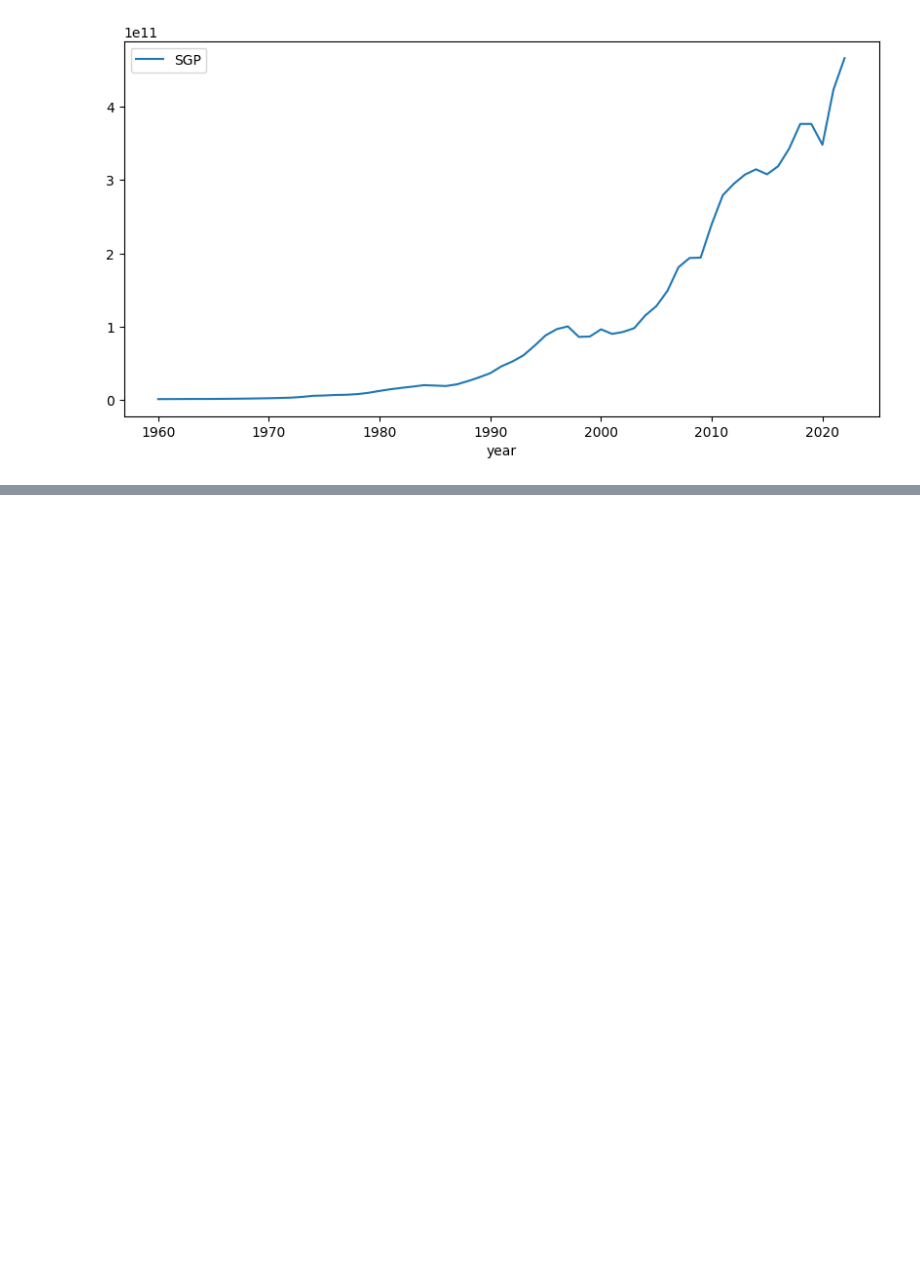
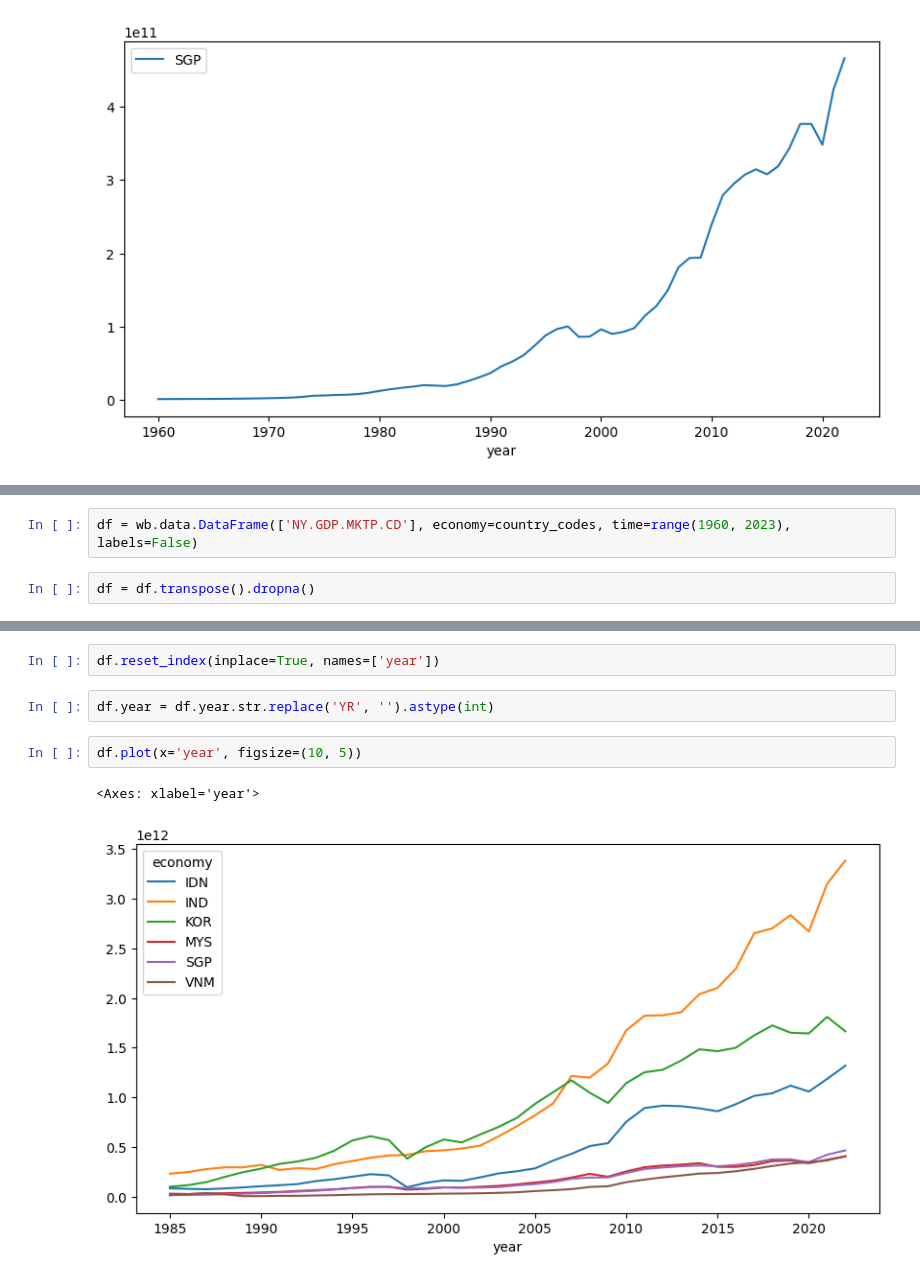
Before and after one commit to alexsgit/wbdata, a Jupyter notebook: notebooks/data_exploration.ipynb, the cells around one changed output, grey strips where cells are left out. Cells and saved outputs as stored; diff of their text form; blank space fills up the shorter version.

Commit message:
Draw GDP chart for all selected countries

```diff
--- a/notebooks/data_exploration.ipynb
+++ b/notebooks/data_exploration.ipynb
@@ -102,0 +105,4 @@ df.plot(x='year', y='SGP', figsize=(10, 5))
+# %%
+df = wb.data.DataFrame(['NY.GDP.MKTP.CD'], economy=country_codes, time=range(1960, 2023), labels=False)
+# %%
+df = df.transpose().dropna()
@@ -102,0 +129,9 @@ df.plot(x='year', y='SGP', figsize=(10, 5))
+# %%
+df.reset_index(inplace=True, names=['year'])
+# %%
+df.year = df.year.str.replace('YR', '').astype(int)
+# %%
+df.plot(x='year', figsize=(10, 5))
+# %% [output]
+<Axes: xlabel='year'>
+[figure, added]
```
Also changed, not shown: parts of 2 cells of this notebook.
